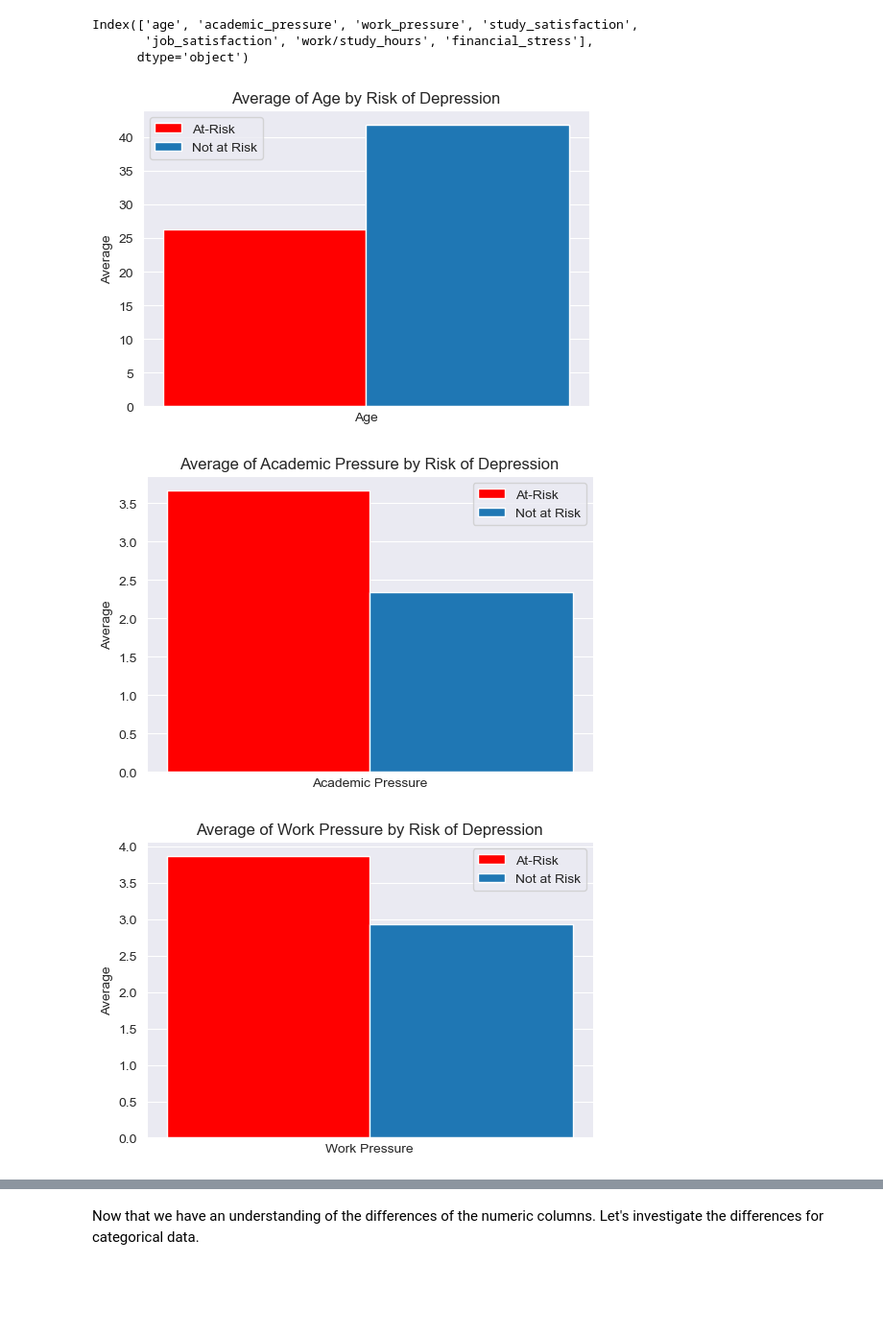
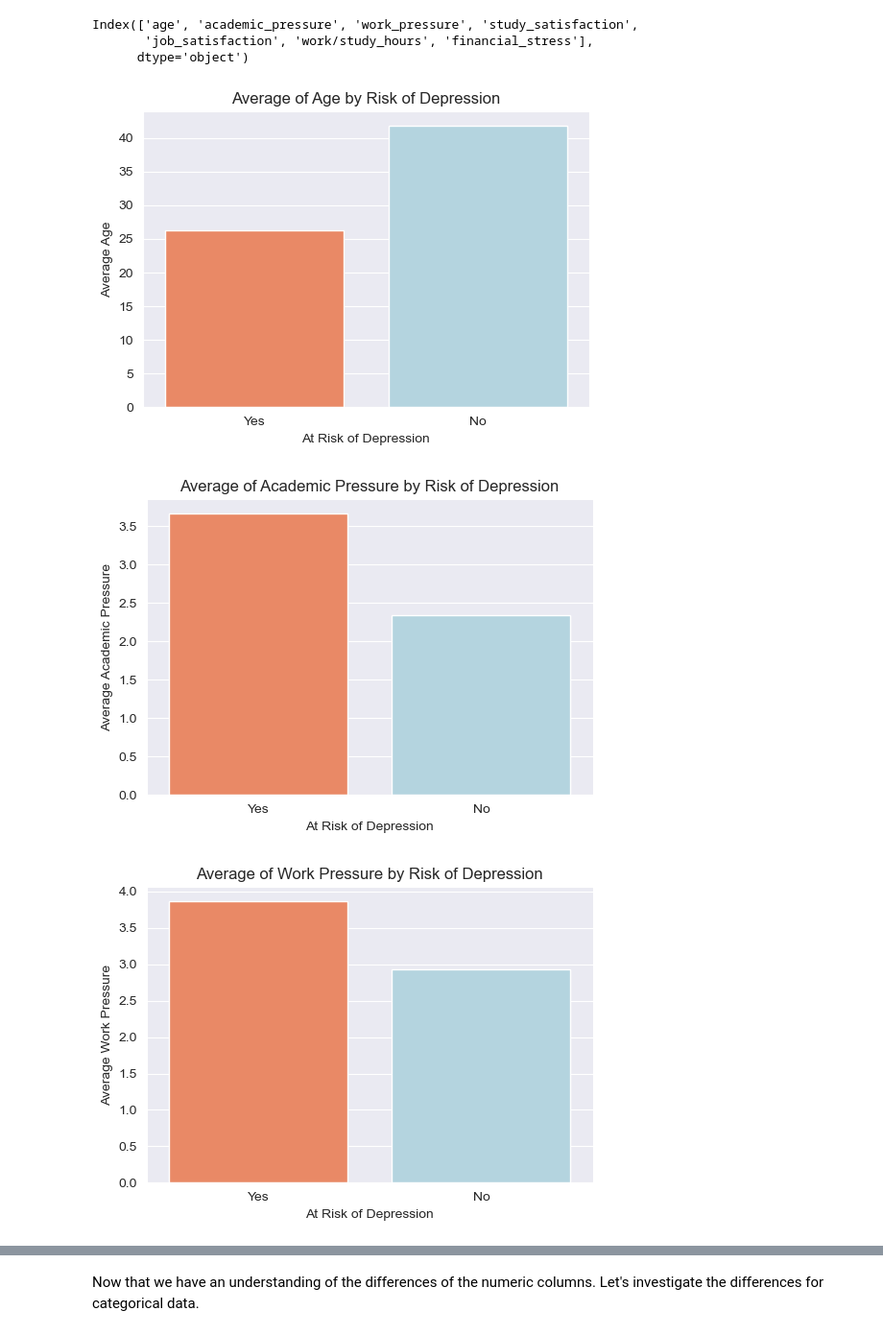
Before and after one commit to elijahlopez94/depression_survey_analysis, a Jupyter notebook: eda.ipynb, the cells around one changed output, grey strips where cells are left out. Shown at 96% size. Drawn from its saved outputs; the diff is of its cells as text; code cells hidden in the pictures; blank space fills up the shorter version.

Commit message:
Standardized coloring on graphs for visual clarity and impact. Added box plot to show distribution differences between risk groups

```diff
--- a/eda.ipynb
+++ b/eda.ipynb
@@ -377,25 +335,22 @@ Index(['age', 'academic_pressure', 'work_pressure', 'study_satisfaction',
       dtype='object')
 # %%
 for column in stat_sig_num_cols:
-    x = np.arange(1)
-    y1 = at_risk_df[column].mean()
-    y2 = not_at_risk_df[column].mean()
+    data = {
+        'Risk': ['Yes', 'No'],
+        'Mean': [at_risk_df[column].mean(), not_at_risk_df[column].mean()]
+    }
+    temp_df = pd.DataFrame(data)
+
     label = column.replace('_', ' ').title()
-
-    x_pos = np.arange(1)
-    width = 0.35
+    colors = {'Yes': 'coral', 'No': 'lightblue'}
 
     plt.figure(figsize=(6, 4))
-    plt.bar(x, y1, width, color='red', label='At Risk')
-    plt.bar(x + width, y2, width, label='Not at Risk')
-
-    plt.title(f'Average of {label} by Risk of Depression')
-    plt.xlabel(label)
-    plt.xticks([])
-    plt.ylabel('Average')
-    plt.legend()
-    plt.show()
+    ax = sns.barplot(x='Risk', y='Mean', data=temp_df, palette=colors, hue='Risk')
+    ax.set_title(f'Average of {label} by Risk of Depression')
+    ax.set_xlabel('At Risk of Depression')
+    ax.set_ylabel(f'Average {label}')
+    plt.show();
 # %% [output]
-[figure, old version]
+[figure, new version]
-[figure, old version]
+[figure, new version]
-[figure, old version]
+[figure, new version]
```
Also changed, not shown: parts of 11 cells of this notebook, 2 other files.
